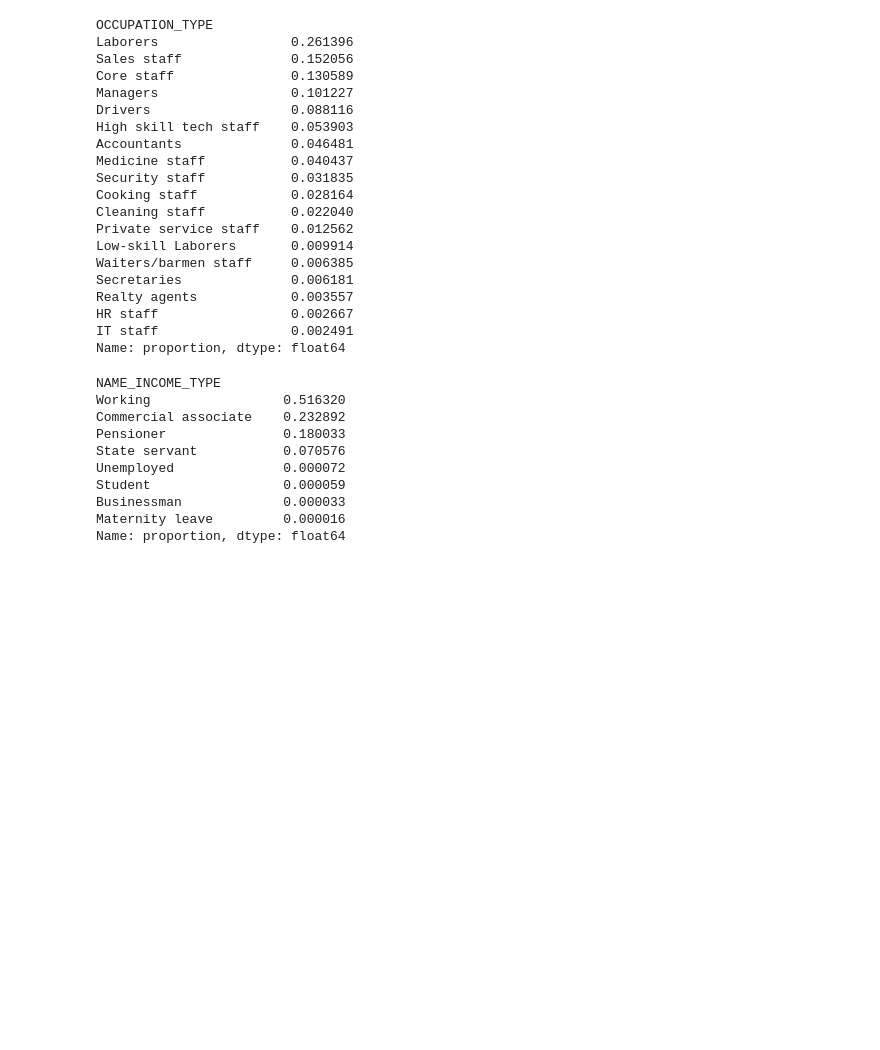
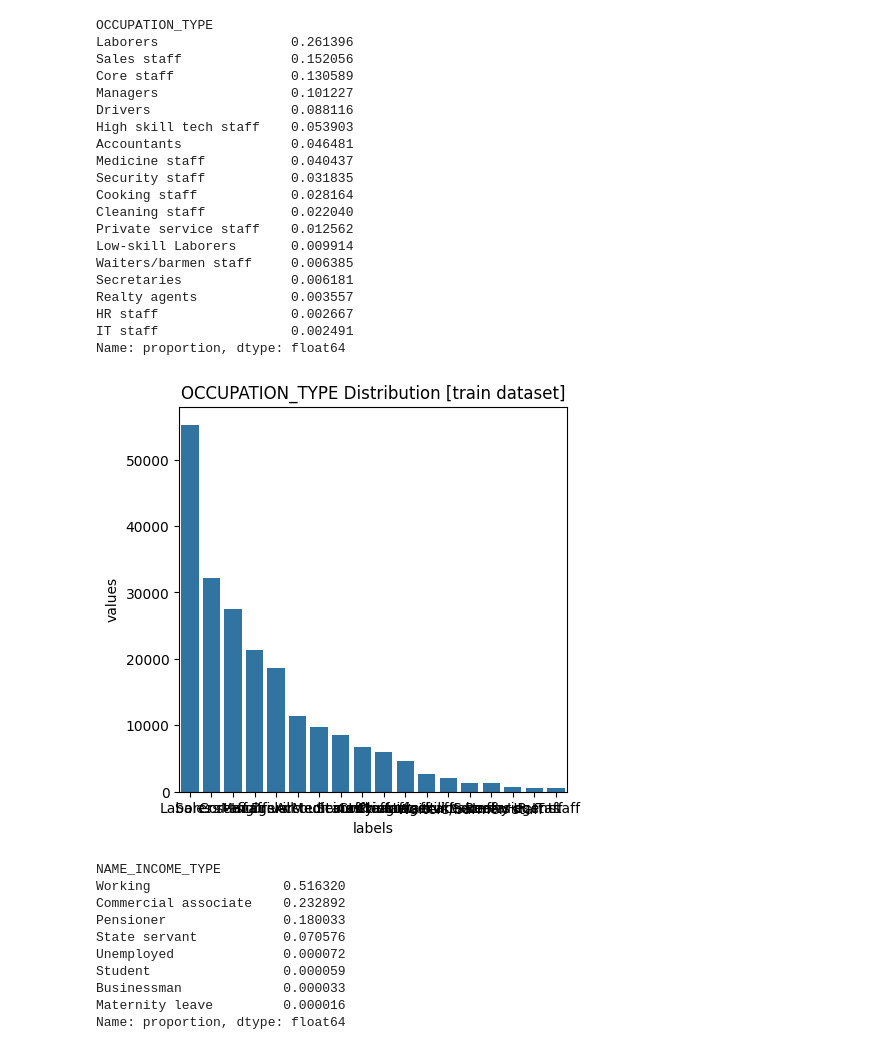
Before and after one commit to dongchanlim/MSBA, a Jupyter notebook: CapstoneProject/notebooks/EDA/EDA.ipynb, the cells around one changed output. Saved outputs shown, nothing was run; the diff lists cells and outputs as text; code cells hidden in the pictures; blank space fills up the shorter version.

```diff
--- a/CapstoneProject/notebooks/EDA/EDA.ipynb
+++ b/CapstoneProject/notebooks/EDA/EDA.ipynb
@@ -285,6 +320,10 @@ Realty agents            0.003557
 HR staff                 0.002667
 IT staff                 0.002491
 Name: proportion, dtype: float64
+# %%
+plot_distribution(train, 'OCCUPATION_TYPE')
+# %% [output]
+[figure, added]
 # %%
 train['NAME_INCOME_TYPE'].value_counts(normalize= True)
 # %% [output]
```
Also changed, not shown: parts of 15 cells of this notebook.
